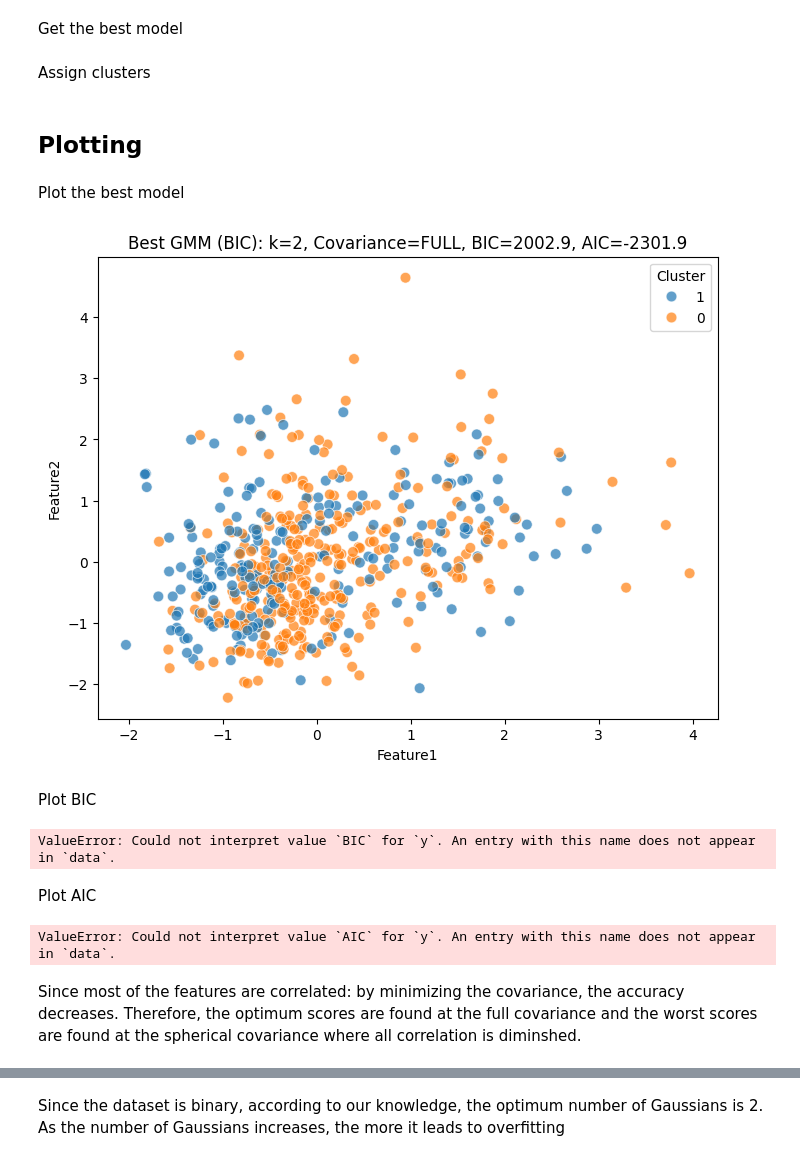
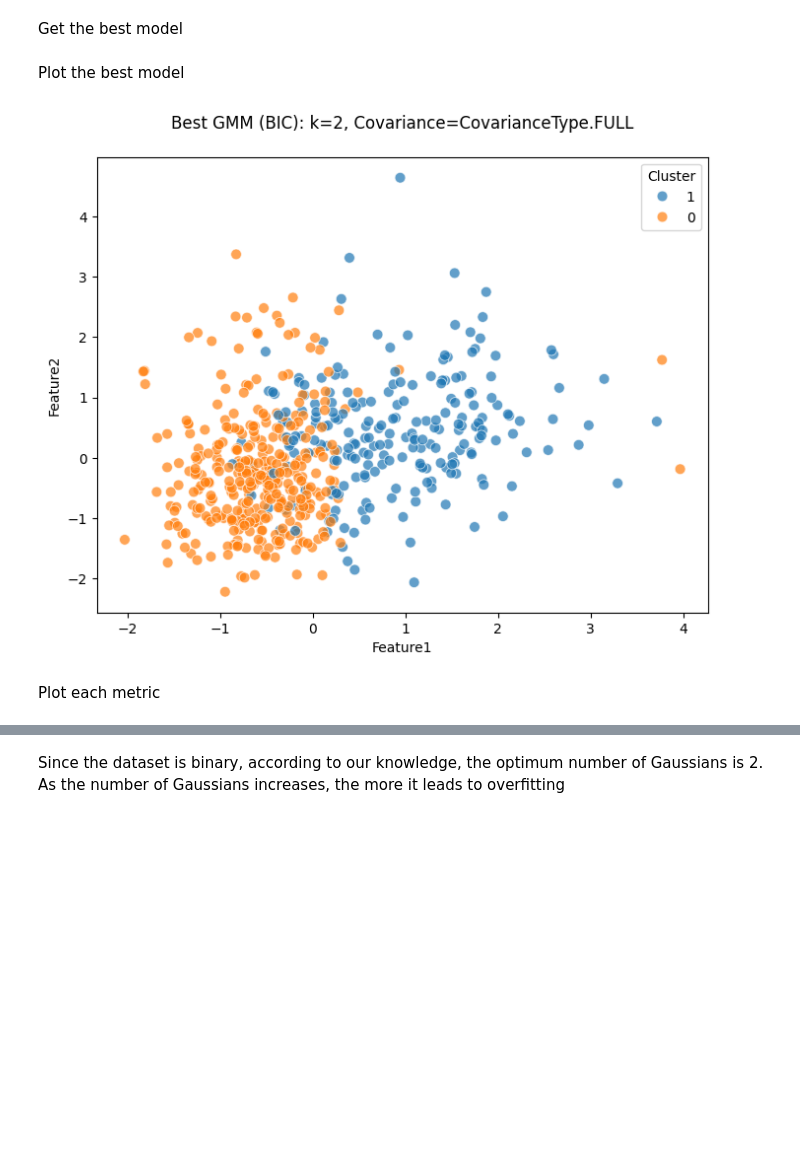
Before and after one commit to minareda417/Unsupervised-learning, a Jupyter notebook: gmm/gmm_experiment.ipynb, the cells around one changed output, grey strips where cells are left out. Cells and saved outputs as stored; diff of their text form; code cells hidden in the pictures; blank space fills up the shorter version.

```diff
--- a/gmm/gmm_experiment.ipynb
+++ b/gmm/gmm_experiment.ipynb
@@ -11,3 +17,4 @@ import seaborn as sns
 load data
 # %%
 X = pd.read_csv("../data_processed.csv").to_numpy()
+Y = pd.read_csv("../data.csv")["diagnosis"].to_numpy()
@@ -52,8 +98,17 @@ Get the best model
 best_bic_row = df_metrics.loc[df_metrics['BIC'].idxmin()]
 best_k = best_bic_row['Number of components']
 best_cov = best_bic_row['cov_type']
+# Fit best model
+best_gmm = GMM(
+    k=int(best_k),
+    covariance_type=best_cov,
+    conv_limit=1e-4,
+    max_iter=100
+)
+best_gmm.fit(X)
 
-best_gmm = GMM(k=best_k, covariance_type=best_cov, conv_limit=1e-4, max_iter=100)
-best_gmm.fit(X)
+# Hard cluster assignments from the new model
+clusters = np.argmax(best_gmm.r, axis=1)
+
+# Map clusters to true classes for interpretability
+mapped_clusters = map_clusters_to_labels(clusters, assign_clusters_to_classes(Y, clusters))
-# %% [markdown]
-Assign clusters
@@ -63,47 +115,25 @@ labels = np.argmax(r, axis=1)
-# %% [markdown]
-## Plotting
 # %% [markdown]
 Plot the best model
 # %%
-df = pd.DataFrame({
+df_clusters = pd.DataFrame({
     'Feature1': X[:,0],
     'Feature2': X[:,1],
-    'Cluster': labels.astype(str)
+    'Cluster': clusters.astype(str)
 })
+
 plt.figure(figsize=(8,6))
-sns.scatterplot(data=df, x='Feature1', y='Feature2', hue='Cluster', palette='tab10', s=60, alpha=0.7)
-plt.title(f"Best GMM (BIC): k={best_k}, Covariance={str(best_cov).split('.')[-1]}, BIC={best_bic_row['BIC']:.1f}, AIC={best_bic_row['AIC']:.1f}")
+sns.scatterplot(
+    data=df_clusters,
+    x='Feature1',
+    y='Feature2',
+    hue='Cluster',
+    palette='tab10',
+    s=60,
+    alpha=0.7
+)
+plt.title(f"Best GMM (BIC): k={best_k}, Covariance={best_cov}\n")
 plt.show()
 # %% [output]
-[figure, old version]
+[figure, new version]
 # %% [markdown]
-Plot BIC
+Plot each metric
-# %%
-sns.lineplot(
-    data=df_bic,
-    x="Number of components",
-    y="BIC",
-    hue="cov_type",
-    marker="o"
-)
-plt.title("BIC vs Number of Components")
-plt.show()
-# %% [output]
-ValueError: Could not interpret value `BIC` for `y`. An entry with this name does not appear in `data`.
-# %% [markdown]
-Plot AIC
-# %%
-# Line plot for AIC
-sns.lineplot(
-    data=df_aic,
-    x="Number of components",
-    y="AIC",
-    hue="cov_type",
-    marker="o"
-)
-plt.title("AIC vs Number of Components")
-plt.show()
-# %% [output]
-ValueError: Could not interpret value `AIC` for `y`. An entry with this name does not appear in `data`.
-# %% [markdown]
-Since most of the features are correlated: by minimizing the covariance, the accuracy decreases. Therefore, the optimum scores are found at the full covariance and the worst scores are found at the spherical covariance where all correlation is diminshed.
```
Also changed, not shown: parts of 18 cells of this notebook.
